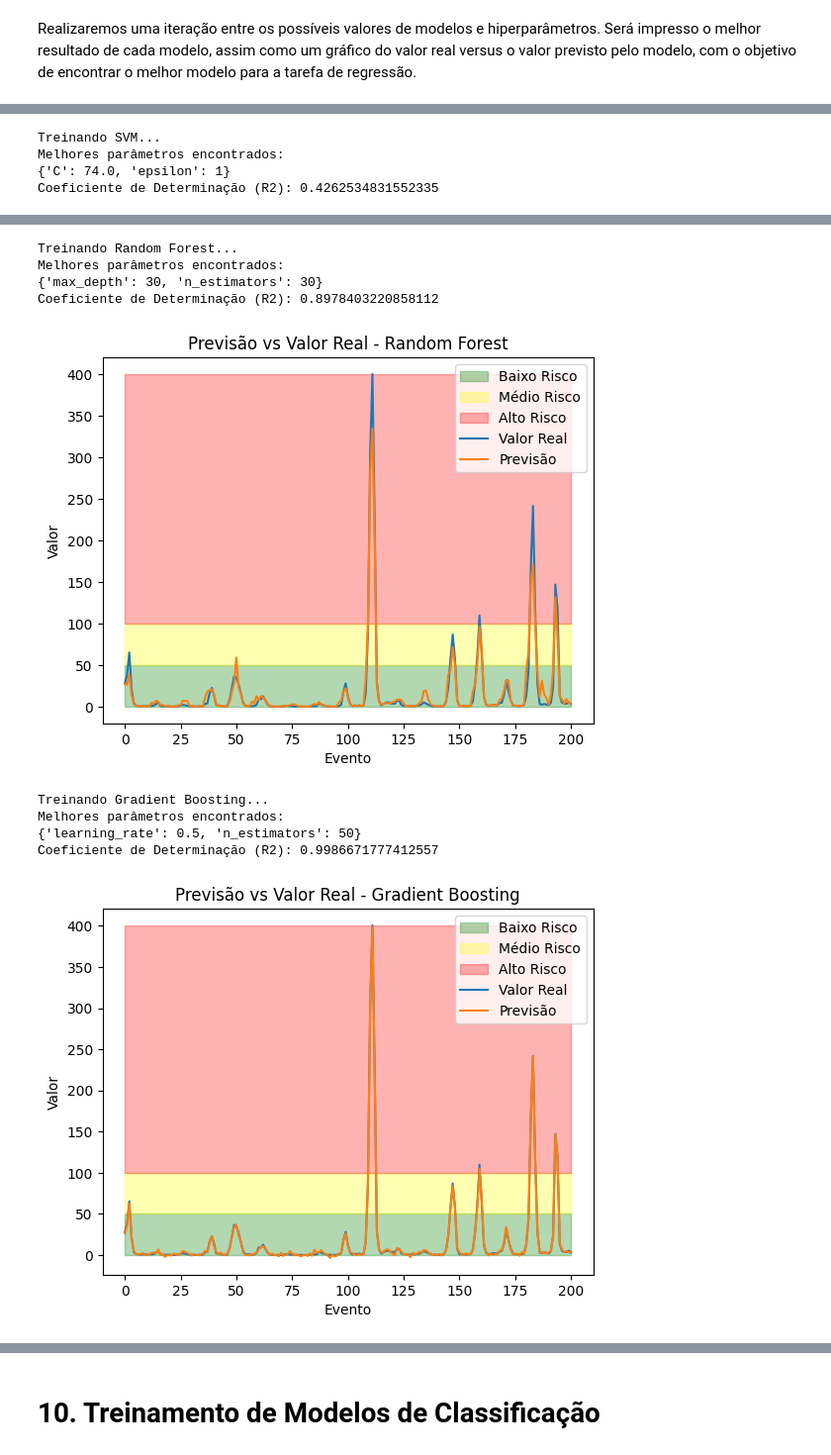
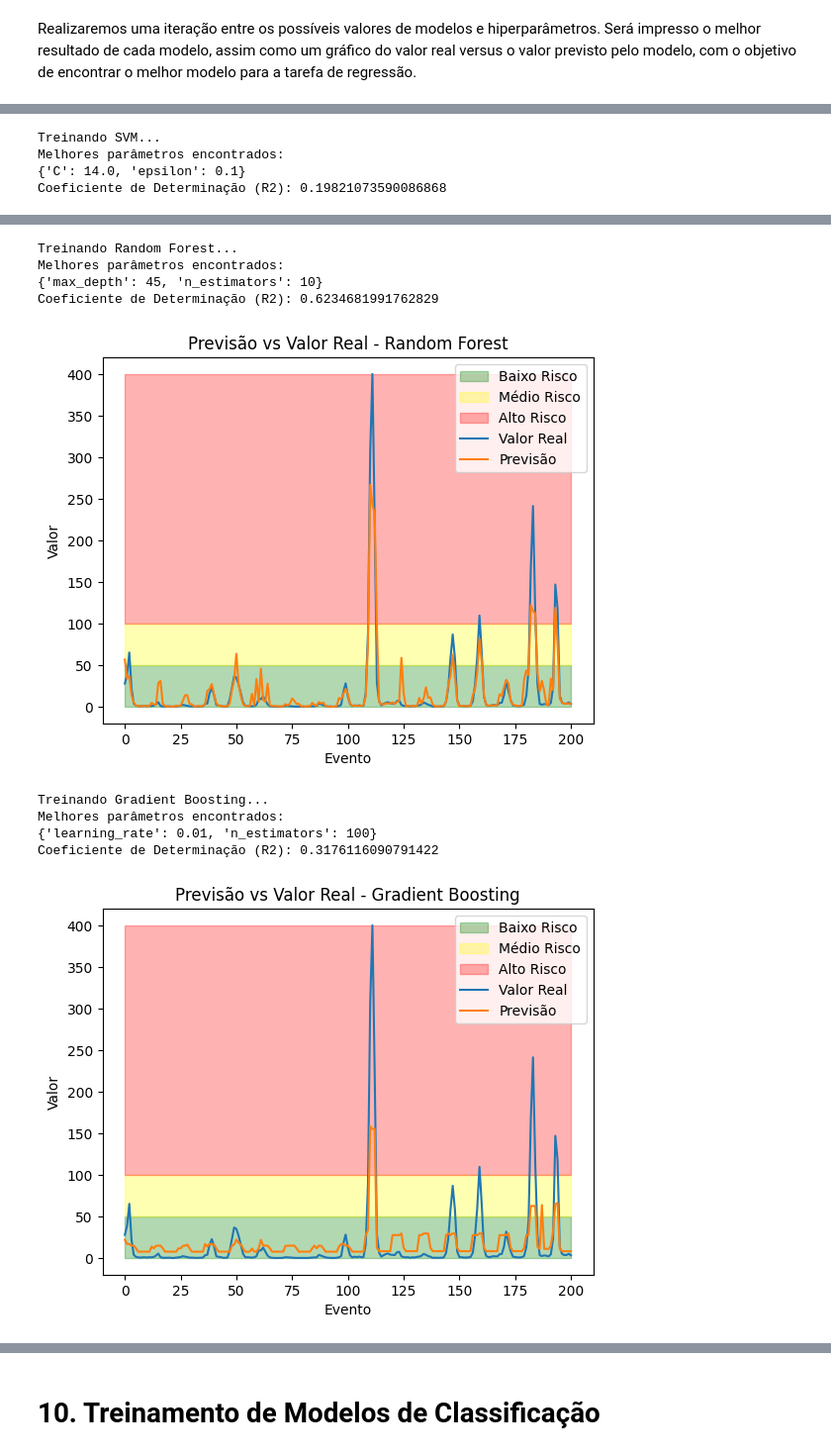
Before and after one commit to glaucofilho/CEDS808, a Jupyter notebook: Tarefas/TrabalhoFinal/glauco_lauria_marques_filho_trabalho_final.ipynb, the cells around one changed output, grey strips where cells are left out. Shown at 99% size. Drawn from its saved outputs; the diff is of its cells as text; code cells hidden in the pictures.

```diff
--- a/Tarefas/TrabalhoFinal/glauco_lauria_marques_filho_trabalho_final.ipynb
+++ b/Tarefas/TrabalhoFinal/glauco_lauria_marques_filho_trabalho_final.ipynb
@@ -443,7 +443,7 @@ Realizaremos uma iteração entre os possíveis valores de modelos e hiperparâm
 for name, model in models.items():
     print(f"Treinando {name}...")
     grid_search = GridSearchCV(model, params[name], cv=5, scoring="r2")
-    grid_search.fit(X, y)
+    grid_search.fit(X_train, y_train)
     print("Melhores parâmetros encontrados:")
     print(grid_search.best_params_)
     best_model = grid_search.best_estimator_
@@ -479,4 +479,4 @@ Coeficiente de Determinação (R2): 0.786069857664863
 Treinando SVM...
 Melhores parâmetros encontrados:
-{'C': 74.0, 'epsilon': 1}
-Coeficiente de Determinação (R2): 0.4262534831552335
+{'C': 14.0, 'epsilon': 0.1}
+Coeficiente de Determinação (R2): 0.19821073590086868
@@ -484,10 +484,10 @@ Coeficiente de Determinação (R2): 0.4262534831552335
 Treinando Random Forest...
 Melhores parâmetros encontrados:
-{'max_depth': 30, 'n_estimators': 30}
-Coeficiente de Determinação (R2): 0.8978403220858112
+{'max_depth': 45, 'n_estimators': 10}
+Coeficiente de Determinação (R2): 0.6234681991762829
-[figure, old version]
+[figure, new version]
 Treinando Gradient Boosting...
 Melhores parâmetros encontrados:
-{'learning_rate': 0.5, 'n_estimators': 50}
-Coeficiente de Determinação (R2): 0.9986671777412557
+{'learning_rate': 0.01, 'n_estimators': 100}
+Coeficiente de Determinação (R2): 0.3176116090791422
-[figure, old version]
+[figure, new version]
```
Also changed, not shown: parts of 7 cells of this notebook, 1 other file.
